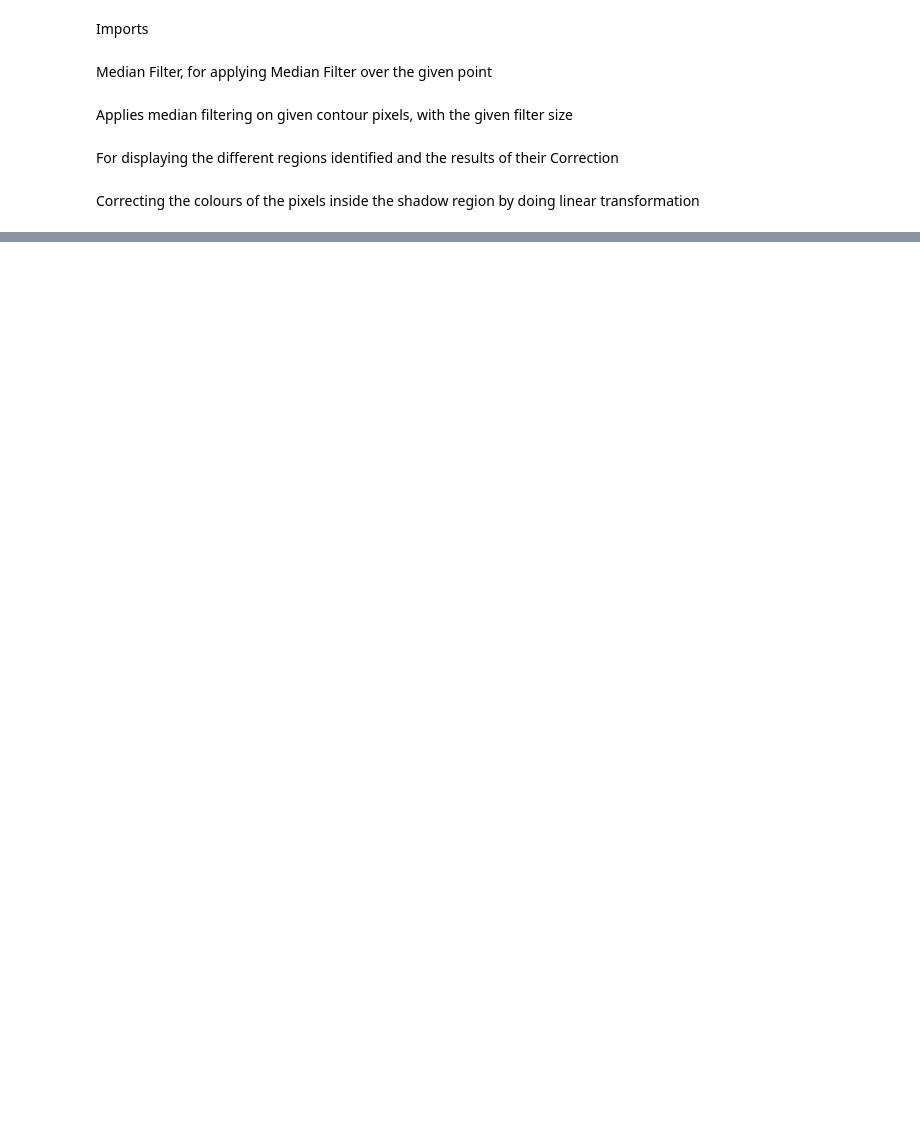
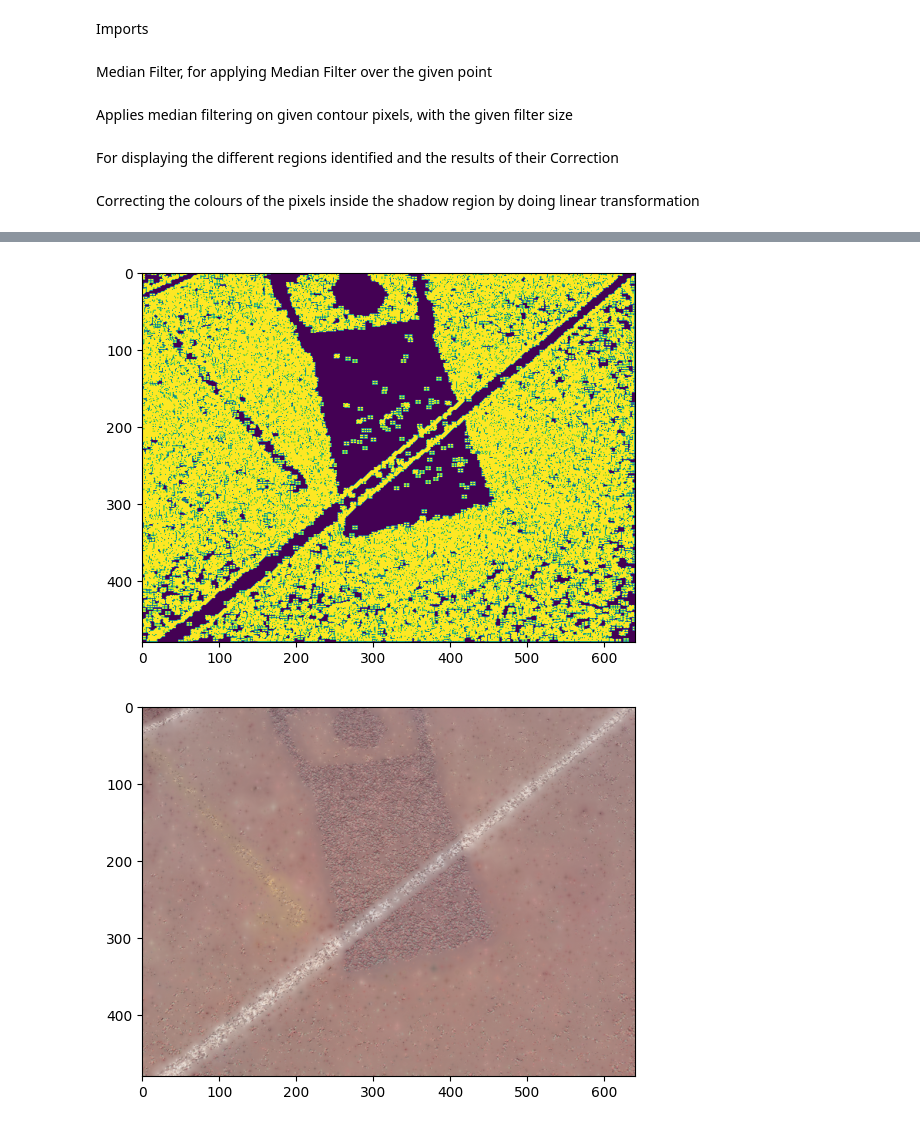
Before and after one commit to Asharma538/CV_Project, a Jupyter notebook: trial/shadow_remover.ipynb, the cells around one changed output, grey strips where cells are left out. Cells and saved outputs as stored; diff of their text form; code cells hidden in the pictures; blank space fills up the shorter version.

```diff
--- a/trial/shadow_remover.ipynb
+++ b/trial/shadow_remover.ipynb
@@ -340,0 +365,16 @@ Read the image ../Images/image13.png
+# %%
+gX = cv2.Sobel(mask, ddepth=cv2.CV_32F, dx=1, dy=0, ksize=5)
+gY = cv2.Sobel(mask, ddepth=cv2.CV_32F, dx=0, dy=1, ksize=5)
+
+gX = cv2.convertScaleAbs(gX)
+gY = cv2.convertScaleAbs(gY)
+
+gXY = cv2.addWeighted(gX, 0.5, gY, 0.5, 0)
+plt.imshow(gXY)
+plt.show()
+
+plt.imshow(cv2.inpaint(image_clear,gXY,15,cv2.INPAINT_TELEA))
+plt.show()
+# %% [output]
+[figure, added]
+[figure, added]
```
Also changed, not shown: parts of 8 cells of this notebook, 4 other files.
